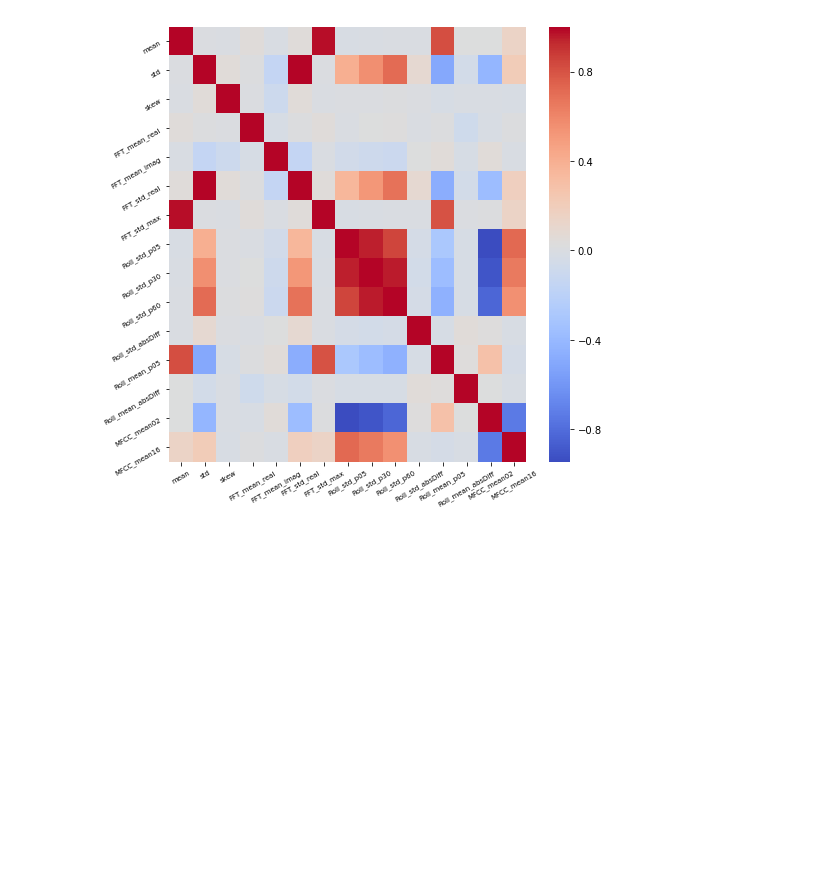
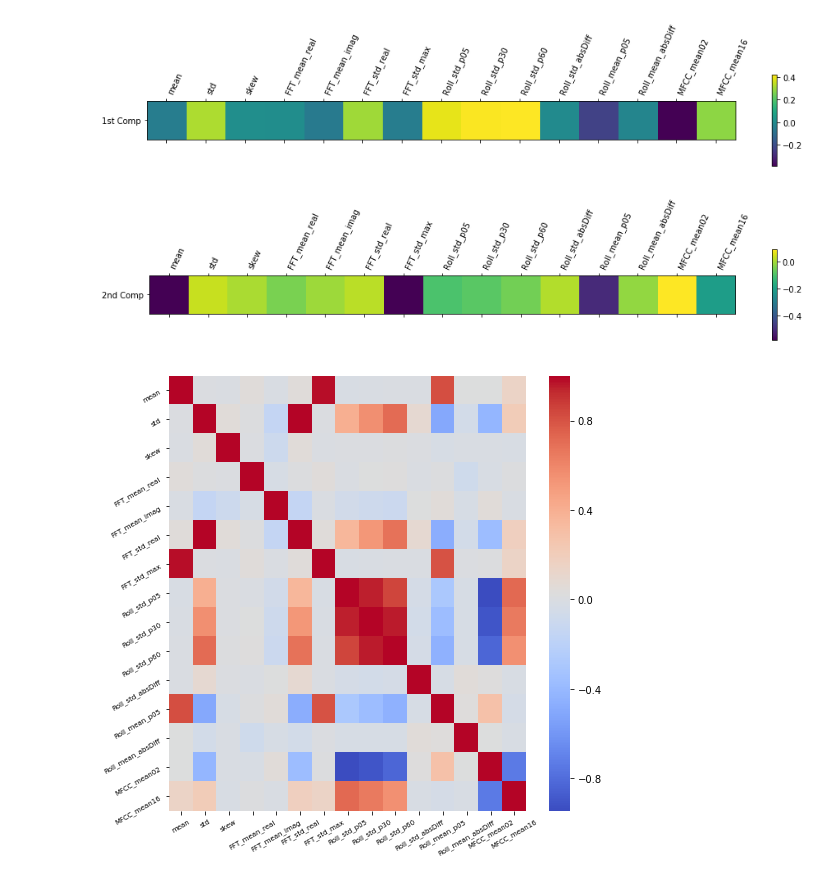
Before and after one commit to hoangtung167/cx4240, a Jupyter notebook: PCA_project.ipynb, the cells around one changed output. Cells and saved outputs as stored; diff of their text form; code cells hidden in the pictures; blank space fills up the shorter version.

```diff
--- a/PCA_project.ipynb
+++ b/PCA_project.ipynb
@@ -53,3 +53,20 @@ print(ex_variance_ratio)
+# %%
+#plt.matshow(pca.components_,cmap='viridis')
+#print(pca.components_[0])
+plt.matshow([pca.components_[0]],cmap='viridis')
+plt.yticks([0],['1st Comp'],fontsize=10)
+plt.colorbar()
+plt.xticks(range(len(train.columns)),train.columns,rotation=65,ha='left')
+plt.show()
+
+plt.matshow([pca.components_[1]],cmap='viridis')
+plt.yticks([0],['2nd Comp'],fontsize=10)
+plt.colorbar()
+plt.xticks(range(len(train.columns)),train.columns,rotation=65,ha='left')
+plt.show()#
+# %% [output]
+[figure, added]
+[figure, added]
 # %%
 features = test.columns
 import seaborn as sns
```
Also changed, not shown: parts of 7 cells of this notebook, 1 other file.
